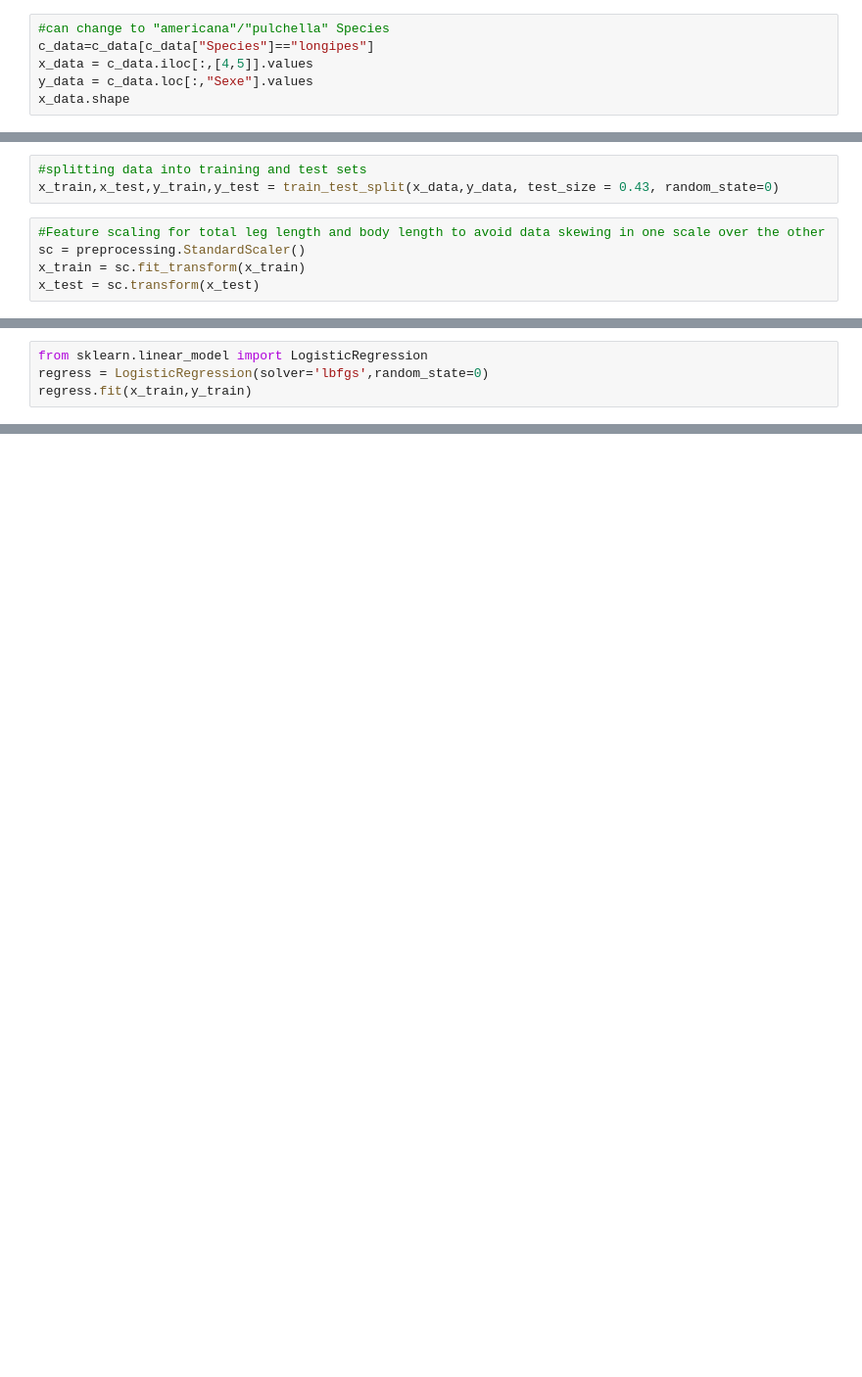
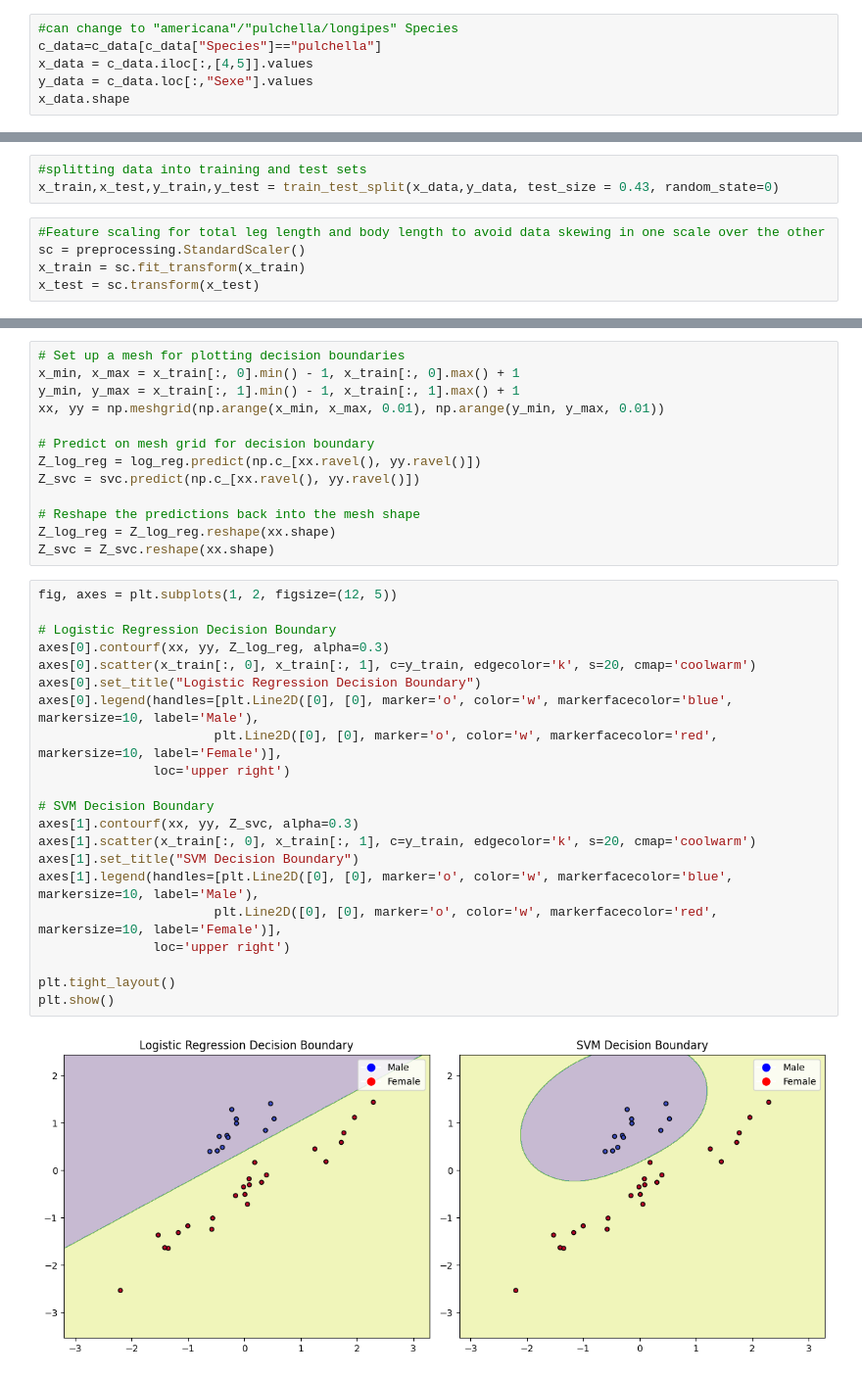
Before and after one commit to LNkholise/Data-classification-projects, a Jupyter notebook: Water_striders/Water_Strider classification by sex.ipynb, the cells around one changed output, grey strips where cells are left out. Shown at 98% size. Drawn from its saved outputs; the diff is of its cells as text; blank space fills up the shorter version.

Commit message:
Updated this to compare how the linear regression alorithm matches up with SVM

```diff
--- a/Water_striders/Water_Strider classification by sex.ipynb
+++ b/Water_striders/Water_Strider classification by sex.ipynb
@@ -38,6 +40,6 @@ c_data[c_data["Species"]=="longipes"]
 # %%
-#can change to "americana"/"pulchella" Species
-c_data=c_data[c_data["Species"]=="longipes"]
+#can change to "americana"/"pulchella/longipes" Species
+c_data=c_data[c_data["Species"]=="pulchella"]
 x_data = c_data.iloc[:,[4,5]].values
 y_data = c_data.loc[:,"Sexe"].values
 x_data.shape
@@ -67,4 +82,0 @@ x_test = sc.transform(x_test)
-# %%
-from sklearn.linear_model import LogisticRegression
-regress = LogisticRegression(solver='lbfgs',random_state=0)
-regress.fit(x_train,y_train)
@@ -107,0 +109,36 @@ plt.legend()
+# %%
+# Set up a mesh for plotting decision boundaries
+x_min, x_max = x_train[:, 0].min() - 1, x_train[:, 0].max() + 1
+y_min, y_max = x_train[:, 1].min() - 1, x_train[:, 1].max() + 1
+xx, yy = np.meshgrid(np.arange(x_min, x_max, 0.01), np.arange(y_min, y_max, 0.01))
+
+# Predict on mesh grid for decision boundary
+Z_log_reg = log_reg.predict(np.c_[xx.ravel(), yy.ravel()])
+Z_svc = svc.predict(np.c_[xx.ravel(), yy.ravel()])
+
+# Reshape the predictions back into the mesh shape
+Z_log_reg = Z_log_reg.reshape(xx.shape)
+Z_svc = Z_svc.reshape(xx.shape)
+# %%
+fig, axes = plt.subplots(1, 2, figsize=(12, 5))
+
+# Logistic Regression Decision Boundary
+axes[0].contourf(xx, yy, Z_log_reg, alpha=0.3)
+axes[0].scatter(x_train[:, 0], x_train[:, 1], c=y_train, edgecolor='k', s=20, cmap='coolwarm')
+axes[0].set_title("Logistic Regression Decision Boundary")
+axes[0].legend(handles=[plt.Line2D([0], [0], marker='o', color='w', markerfacecolor='blue', markersize=10, label='Male'),
+                       plt.Line2D([0], [0], marker='o', color='w', markerfacecolor='red', markersize=10, label='Female')],
+               loc='upper right')
+
+# SVM Decision Boundary
+axes[1].contourf(xx, yy, Z_svc, alpha=0.3)
+axes[1].scatter(x_train[:, 0], x_train[:, 1], c=y_train, edgecolor='k', s=20, cmap='coolwarm')
+axes[1].set_title("SVM Decision Boundary")
+axes[1].legend(handles=[plt.Line2D([0], [0], marker='o', color='w', markerfacecolor='blue', markersize=10, label='Male'),
+                       plt.Line2D([0], [0], marker='o', color='w', markerfacecolor='red', markersize=10, label='Female')],
+               loc='upper right')
+
+plt.tight_layout()
+plt.show()
+# %% [output]
+[figure, added]
```
Also changed, not shown: parts of 19 cells of this notebook.
